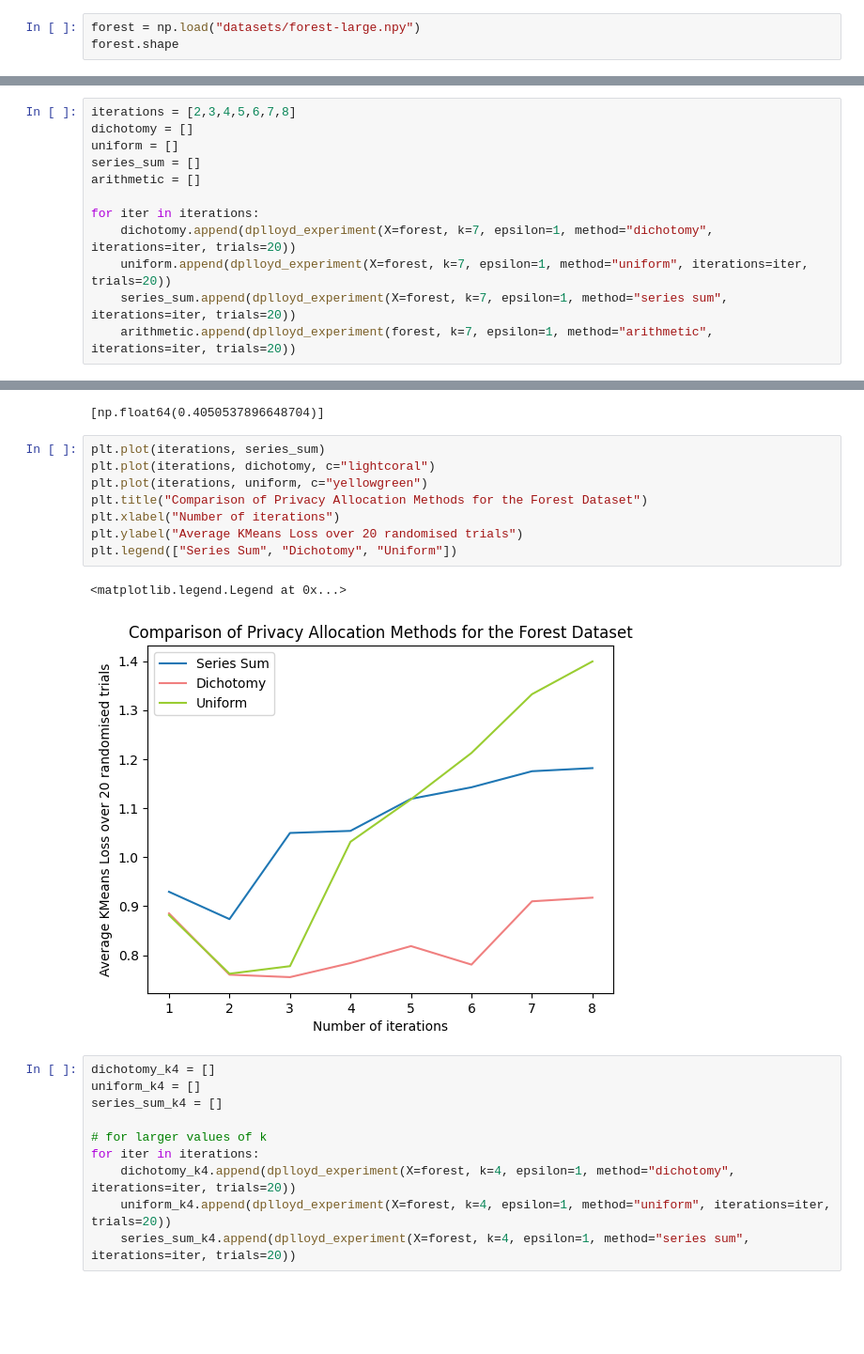
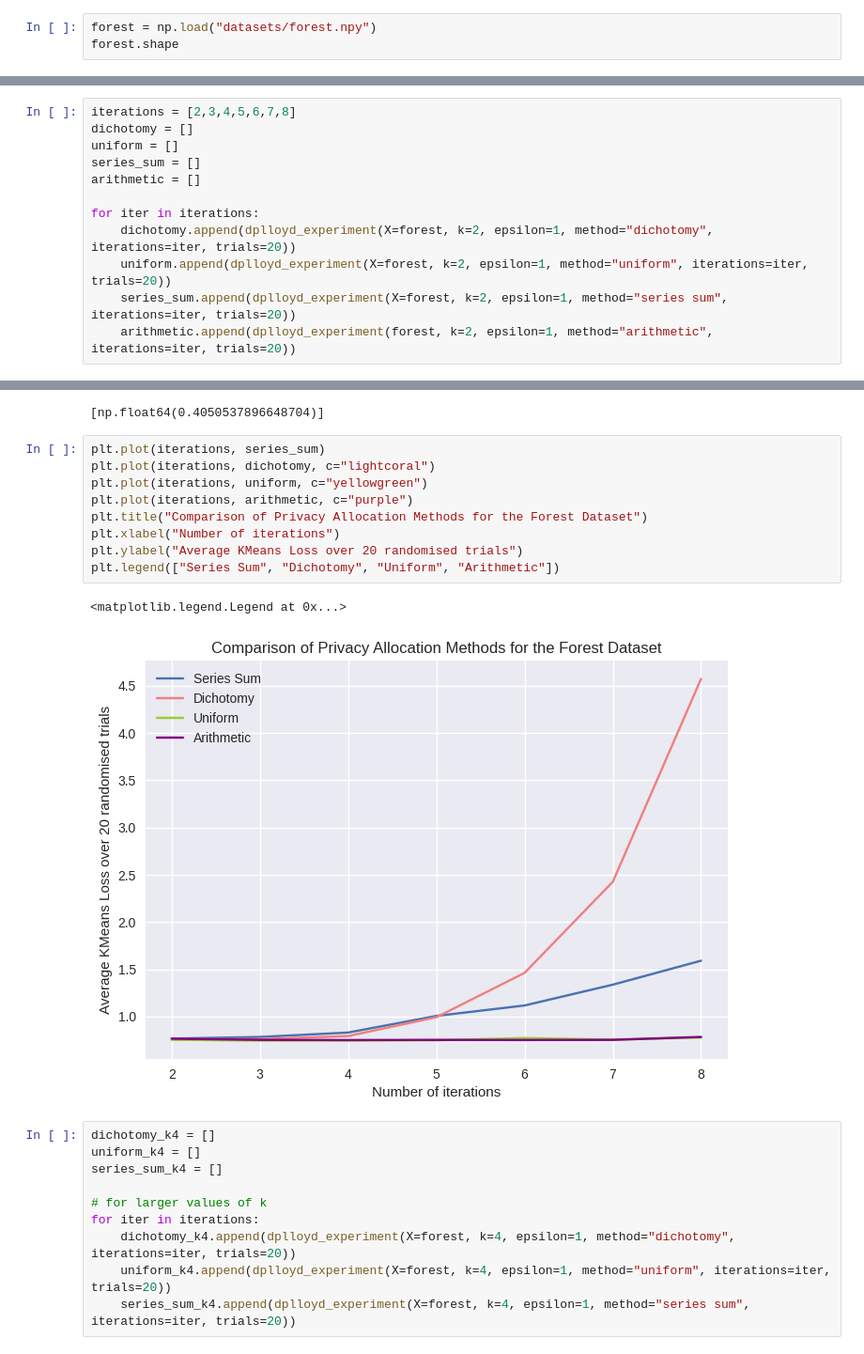
Before and after one commit to amy-ln/dpclustering, a Jupyter notebook: dplloyd-experiment.ipynb, the cells around one changed output, grey strips where cells are left out. Shown at 94% size. Saved outputs shown, nothing was run; the diff lists cells and outputs as text; blank space fills up the shorter version.

```diff
--- a/dplloyd-experiment.ipynb
+++ b/dplloyd-experiment.ipynb
@@ -582,6 +582,6 @@ base seed=85829, average loss=1.755602913478525
 base seed=82763, average loss=1.7535093427266308
 base seed=27675, average loss=2.1441239338228417
 # %%
-forest = np.load("datasets/forest-large.npy")
+forest = np.load("datasets/forest.npy")
 forest.shape
 # %% [output]
@@ -610,8 +610,8 @@ series_sum = []
 arithmetic = []
 
 for iter in iterations:
-    dichotomy.append(dplloyd_experiment(X=forest, k=7, epsilon=1, method="dichotomy", iterations=iter, trials=20))
-    uniform.append(dplloyd_experiment(X=forest, k=7, epsilon=1, method="uniform", iterations=iter, trials=20))
-    series_sum.append(dplloyd_experiment(X=forest, k=7, epsilon=1, method="series sum", iterations=iter, trials=20))
-    arithmetic.append(dplloyd_experiment(forest, k=7, epsilon=1, method="arithmetic", iterations=iter, trials=20))
+    dichotomy.append(dplloyd_experiment(X=forest, k=2, epsilon=1, method="dichotomy", iterations=iter, trials=20))
+    uniform.append(dplloyd_experiment(X=forest, k=2, epsilon=1, method="uniform", iterations=iter, trials=20))
+    series_sum.append(dplloyd_experiment(X=forest, k=2, epsilon=1, method="series sum", iterations=iter, trials=20))
+    arithmetic.append(dplloyd_experiment(forest, k=2, epsilon=1, method="arithmetic", iterations=iter, trials=20))
 # %% [output]
@@ -623,14 +628,15 @@ print(dichotomy)
 # %%
 plt.plot(iterations, series_sum)
 plt.plot(iterations, dichotomy, c="lightcoral")
 plt.plot(iterations, uniform, c="yellowgreen")
+plt.plot(iterations, arithmetic, c="purple")
 plt.title("Comparison of Privacy Allocation Methods for the Forest Dataset")
 plt.xlabel("Number of iterations")
 plt.ylabel("Average KMeans Loss over 20 randomised trials")
-plt.legend(["Series Sum", "Dichotomy", "Uniform"])
+plt.legend(["Series Sum", "Dichotomy", "Uniform", "Arithmetic"])
 # %% [output]
 <matplotlib.legend.Legend at 0x...>
-[figure, old version]
+[figure, new version]
 # %%
 dichotomy_k4 = []
 uniform_k4 = []
```
Also changed, not shown: parts of 4 cells of this notebook, 4 other files.
